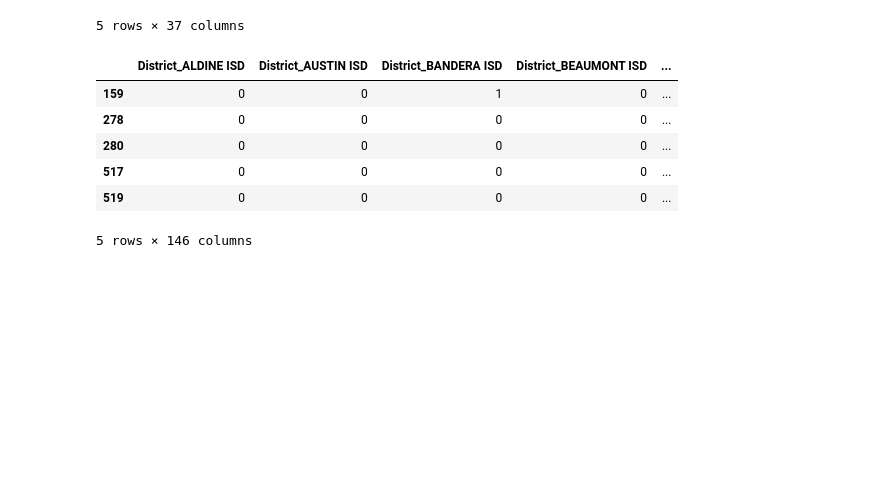
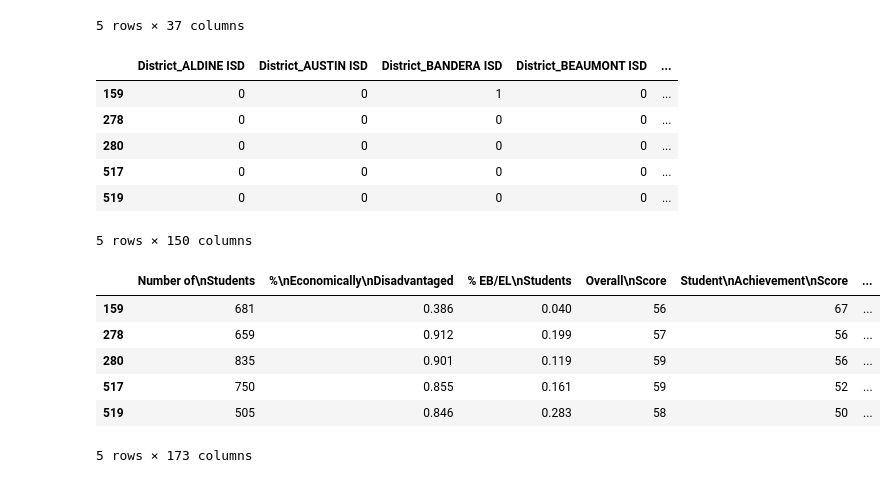
Before and after one commit to MWPerrineJr/Data_Mining_Final, a Jupyter notebook: data mining final1.ipynb, the cells around one changed output. Cells and saved outputs as stored; diff of their text form; code cells hidden in the pictures; blank space fills up the shorter version.

```diff
--- a/data mining final1.ipynb
+++ b/data mining final1.ipynb
@@ -235,10 +235,10 @@ school_1.head()
 | 519 | EDGEWOOD ISD | E T WRENN MIDDLE | REGION 20: SAN ANTONIO | BEXAR | Middle School | No | No | 505 | ... |
 5 rows × 37 columns
 # %%
-school_sub = school_1[['District', 'Campus', 'Region', 'County', 'School\nType',
-                    'Alternative\nEducation\nAccountability', 'Charter',
-                    'Distinction\nSoc Studies', 'Distinction\nProgress',
-                    'Distinction\nPostsecondary\nReadiness']]
+school_sub = school_1[['District', 'Campus', 'Region', 'County', 'School\nType', 'Alternative\nEducation\nAccountability',
+                    'Charter','Distinction\nSoc Studies', 'Distinction\nProgress',
+                    'Distinction\nPostsecondary\nReadiness', 'Distinction\nClosing the Gaps',
+                    'Relative\nPerformance\nRating', 'Student\nAchievement\nRating', 'Overall\nRating']]
 # %%
 school_sub_dummy = pd.get_dummies(school_sub).replace({True : 1, False : 0})
 school_sub_dummy.head()
@@ -249,6 +249,22 @@ school_sub_dummy.head()
 | 280 | 0 | 0 | 0 | 0 | ... |
 | 517 | 0 | 0 | 0 | 0 | ... |
 | 519 | 0 | 0 | 0 | 0 | ... |
-5 rows × 146 columns
+5 rows × 150 columns
 # %%
-school_1
+school_1.drop(['District', 'Campus', 'Region', 'County', 'School\nType',
+            'Alternative\nEducation\nAccountability', 'Charter', 'Distinction\nSoc Studies',
+            'Distinction\nProgress', 'Distinction\nClosing the Gaps', 'Distinction\nPostsecondary\nReadiness',
+            'Relative\nPerformance\nRating', 'Student\nAchievement\nRating',
+            'Overall\nRating'] ,axis=1, inplace= True)
+# %%
+lm_school= pd.concat([school_1, school_sub_dummy], axis=1)
+
+lm_school.head()
+# %% [output]
+|  | Number of\nStudents | %\nEconomically\nDisadvantaged | % EB/EL\nStudents | Overall\nScore | Student\nAchievement\nScore | ... |
+| 159 | 681 | 0.386 | 0.040 | 56 | 67 | ... |
+| 278 | 659 | 0.912 | 0.199 | 57 | 56 | ... |
+| 280 | 835 | 0.901 | 0.119 | 59 | 56 | ... |
+| 517 | 750 | 0.855 | 0.161 | 59 | 52 | ... |
+| 519 | 505 | 0.846 | 0.283 | 58 | 50 | ... |
+5 rows × 173 columns
```
